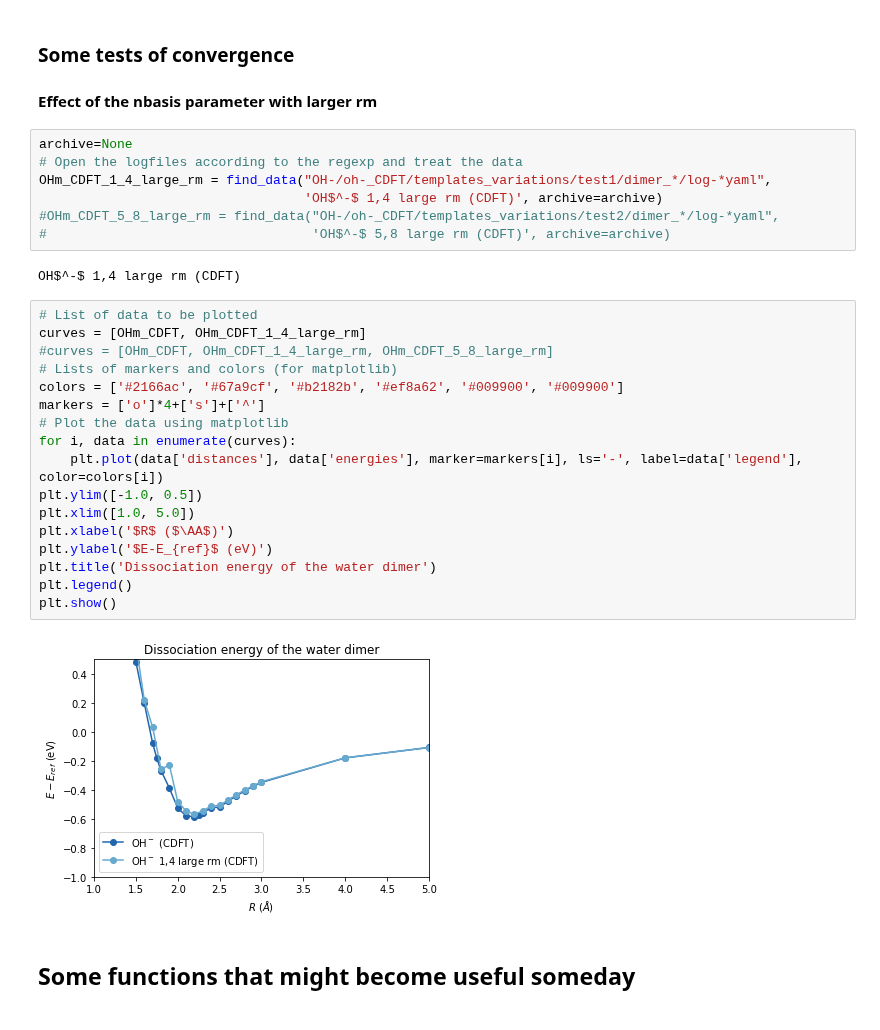
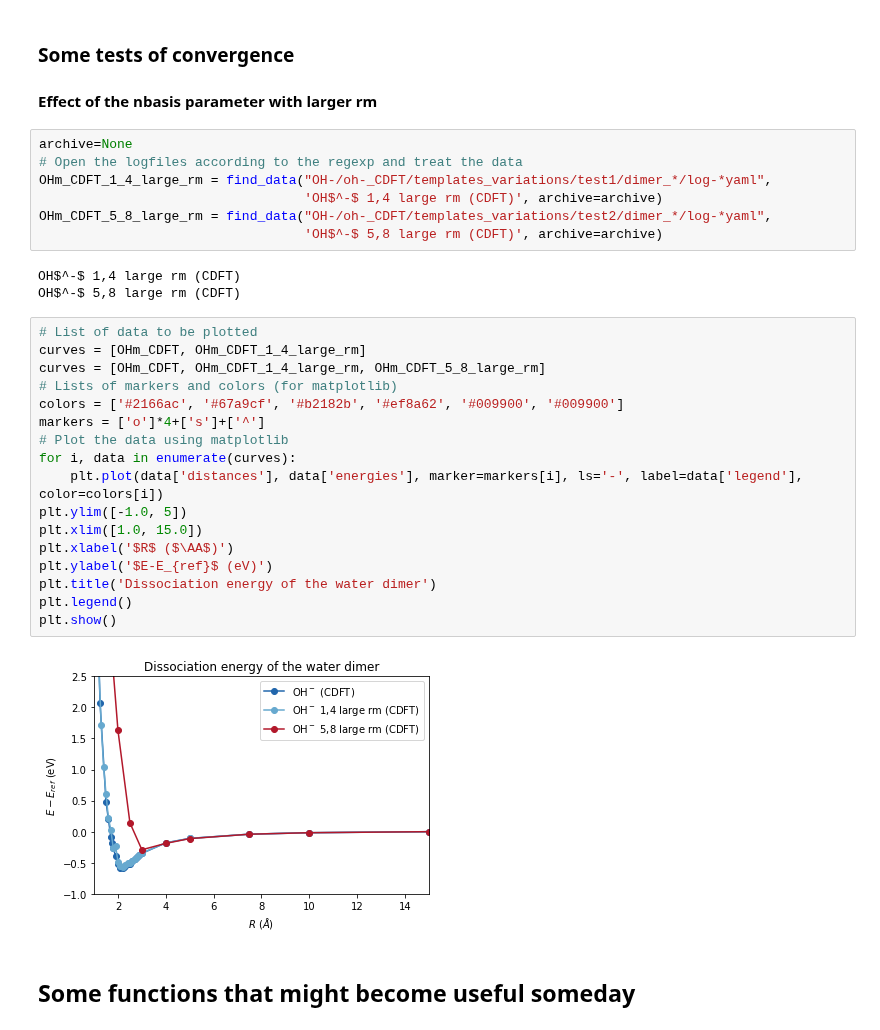
Before and after one commit to luigigenovese/BigDFT-nb, a Jupyter notebook: CDFT-H2O/dissociation.ipynb, the cells around one changed output. Cells and saved outputs as stored; diff of their text form.

Commit message:
Added a test with more nbasis

```diff
--- a/CDFT-H2O/dissociation.ipynb
+++ b/CDFT-H2O/dissociation.ipynb
@@ -499,29 +497,30 @@ archive=None
 # Open the logfiles according to the regexp and treat the data
 OHm_CDFT_1_4_large_rm = find_data("OH-/oh-_CDFT/templates_variations/test1/dimer_*/log-*yaml",
                                   'OH$^-$ 1,4 large rm (CDFT)', archive=archive)
-#OHm_CDFT_5_8_large_rm = find_data("OH-/oh-_CDFT/templates_variations/test2/dimer_*/log-*yaml",
-#                                  'OH$^-$ 5,8 large rm (CDFT)', archive=archive)
+OHm_CDFT_5_8_large_rm = find_data("OH-/oh-_CDFT/templates_variations/test2/dimer_*/log-*yaml",
+                                  'OH$^-$ 5,8 large rm (CDFT)', archive=archive)
 # %% [output]
 OH$^-$ 1,4 large rm (CDFT)
+OH$^-$ 5,8 large rm (CDFT)
 # %%
 # List of data to be plotted
 curves = [OHm_CDFT, OHm_CDFT_1_4_large_rm]
-#curves = [OHm_CDFT, OHm_CDFT_1_4_large_rm, OHm_CDFT_5_8_large_rm]
+curves = [OHm_CDFT, OHm_CDFT_1_4_large_rm, OHm_CDFT_5_8_large_rm]
 # Lists of markers and colors (for matplotlib)
 colors = ['#2166ac', '#67a9cf', '#b2182b', '#ef8a62', '#009900', '#009900']
 markers = ['o']*4+['s']+['^']
 # Plot the data using matplotlib
 for i, data in enumerate(curves):
     plt.plot(data['distances'], data['energies'], marker=markers[i], ls='-', label=data['legend'], color=colors[i])
-plt.ylim([-1.0, 0.5])
-plt.xlim([1.0, 5.0])
+plt.ylim([-1.0, 5])
+plt.xlim([1.0, 15.0])
 plt.xlabel('$R$ ($\AA$)')
 plt.ylabel('$E-E_{ref}$ (eV)')
 plt.title('Dissociation energy of the water dimer')
 plt.legend()
 plt.show()
 # %% [output]
-[figure, old version]
+[figure, new version]
 # %% [markdown]
 ## Some functions that might become useful someday
 # %%
```
Also changed, not shown: parts of 1 cell of this notebook.
